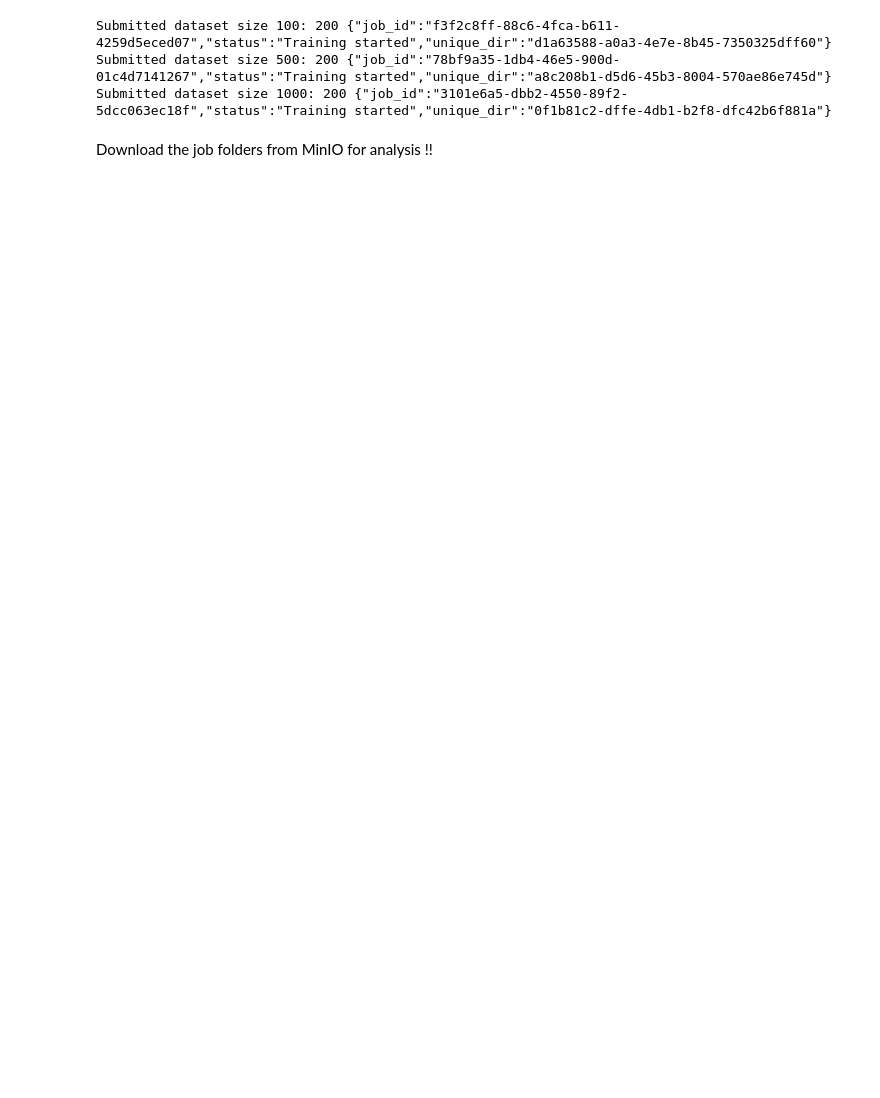
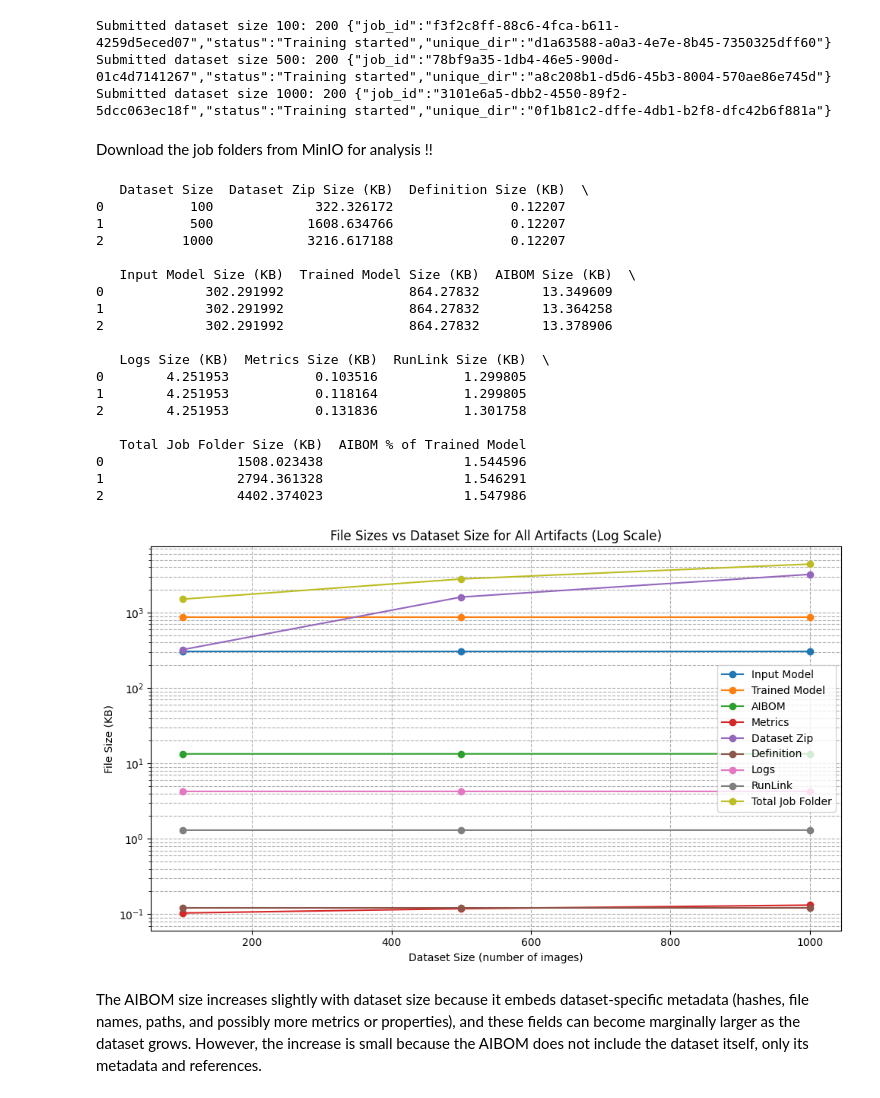
Before and after one commit to wiebe-vandendriessche/AIBoMGen, a Jupyter notebook: aibomgen-platform/utils/evaluation/performance_tests/measure_storage/dataset_analysis.ipynb, the cells around one changed output. Saved outputs shown, nothing was run; the diff lists cells and outputs as text; code cells hidden in the pictures; blank space fills up the shorter version.

```diff
--- a/aibomgen-platform/utils/evaluation/performance_tests/measure_storage/dataset_analysis.ipynb
+++ b/aibomgen-platform/utils/evaluation/performance_tests/measure_storage/dataset_analysis.ipynb
@@ -118,7 +118,7 @@ for size, folder in zip(dataset_sizes, job_folders):
     folder_path = DOWNLOADS / folder
     dataset_file = folder_path / "dataset" / f"dataset_analysis_{size}.zip"
     definition_file = folder_path / "definition" / f"dataset_analysis_{size}_definition.yaml"
-    input_model_file = folder_path / "model" / "dataset_analysis_model.zip"  # or whatever fixed model you used
+    input_model_file = folder_path / "model" / "dataset_analysis_model.keras"  # or whatever fixed model you used
     output_path = folder_path / "output"
     trained_model_file = output_path / "trained_model.keras"
     aibom_file = output_path / "cyclonedx_bom.json"
@@ -146,30 +146,53 @@ df = pd.DataFrame({
     "Input Model Size (KB)": input_model_sizes,
     "Trained Model Size (KB)": trained_model_sizes,
     "AIBOM Size (KB)": aibom_sizes,
     "Logs Size (KB)": logs_sizes,
     "Metrics Size (KB)": metrics_sizes,
     "RunLink Size (KB)": runlink_sizes,
     "Total Job Folder Size (KB)": total_folder_sizes,
     "AIBOM % of Trained Model": [100 * a / m if m else None for a, m in zip(aibom_sizes, trained_model_sizes)]
 })
 print(df)
 
 plt.figure(figsize=(10,6))
 plt.plot(df["Dataset Size"], df["Input Model Size (KB)"], marker='o', label="Input Model")
 plt.plot(df["Dataset Size"], df["Trained Model Size (KB)"], marker='o', label="Trained Model")
 plt.plot(df["Dataset Size"], df["AIBOM Size (KB)"], marker='o', label="AIBOM")
 plt.plot(df["Dataset Size"], df["Metrics Size (KB)"], marker='o', label="Metrics")
 plt.plot(df["Dataset Size"], df["Dataset Zip Size (KB)"], marker='o', label="Dataset Zip")
 plt.plot(df["Dataset Size"], df["Definition Size (KB)"], marker='o', label="Definition")
 plt.plot(df["Dataset Size"], df["Logs Size (KB)"], marker='o', label="Logs")
 plt.plot(df["Dataset Size"], df["RunLink Size (KB)"], marker='o', label="RunLink")
 plt.plot(df["Dataset Size"], df["Total Job Folder Size (KB)"], marker='o', label="Total Job Folder")
 
 plt.xlabel("Dataset Size (number of images)")
 plt.ylabel("File Size (KB)")
 plt.title("File Sizes vs Dataset Size for All Artifacts (Log Scale)")
 plt.yscale("log")
 plt.legend()
 plt.grid(True, which="both", ls="--")
 plt.tight_layout()
 plt.show()
+# %% [output]
+   Dataset Size  Dataset Zip Size (KB)  Definition Size (KB)  \
+0           100             322.326172               0.12207
+1           500            1608.634766               0.12207
+2          1000            3216.617188               0.12207
+
+   Input Model Size (KB)  Trained Model Size (KB)  AIBOM Size (KB)  \
+0             302.291992                864.27832        13.349609
+1             302.291992                864.27832        13.364258
+2             302.291992                864.27832        13.378906
+
+   Logs Size (KB)  Metrics Size (KB)  RunLink Size (KB)  \
+0        4.251953           0.103516           1.299805
+1        4.251953           0.118164           1.299805
+2        4.251953           0.131836           1.301758
+
+   Total Job Folder Size (KB)  AIBOM % of Trained Model
+0                 1508.023438                  1.544596
+1                 2794.361328                  1.546291
+2                 4402.374023                  1.547986
+[figure, added]
+# %% [markdown]
+The AIBOM size increases slightly with dataset size because it embeds dataset-specific metadata (hashes, file names, paths, and possibly more metrics or properties), and these fields can become marginally larger as the dataset grows. However, the increase is small because the AIBOM does not include the dataset itself, only its metadata and references.
```
Also changed, not shown: 2 other files.
